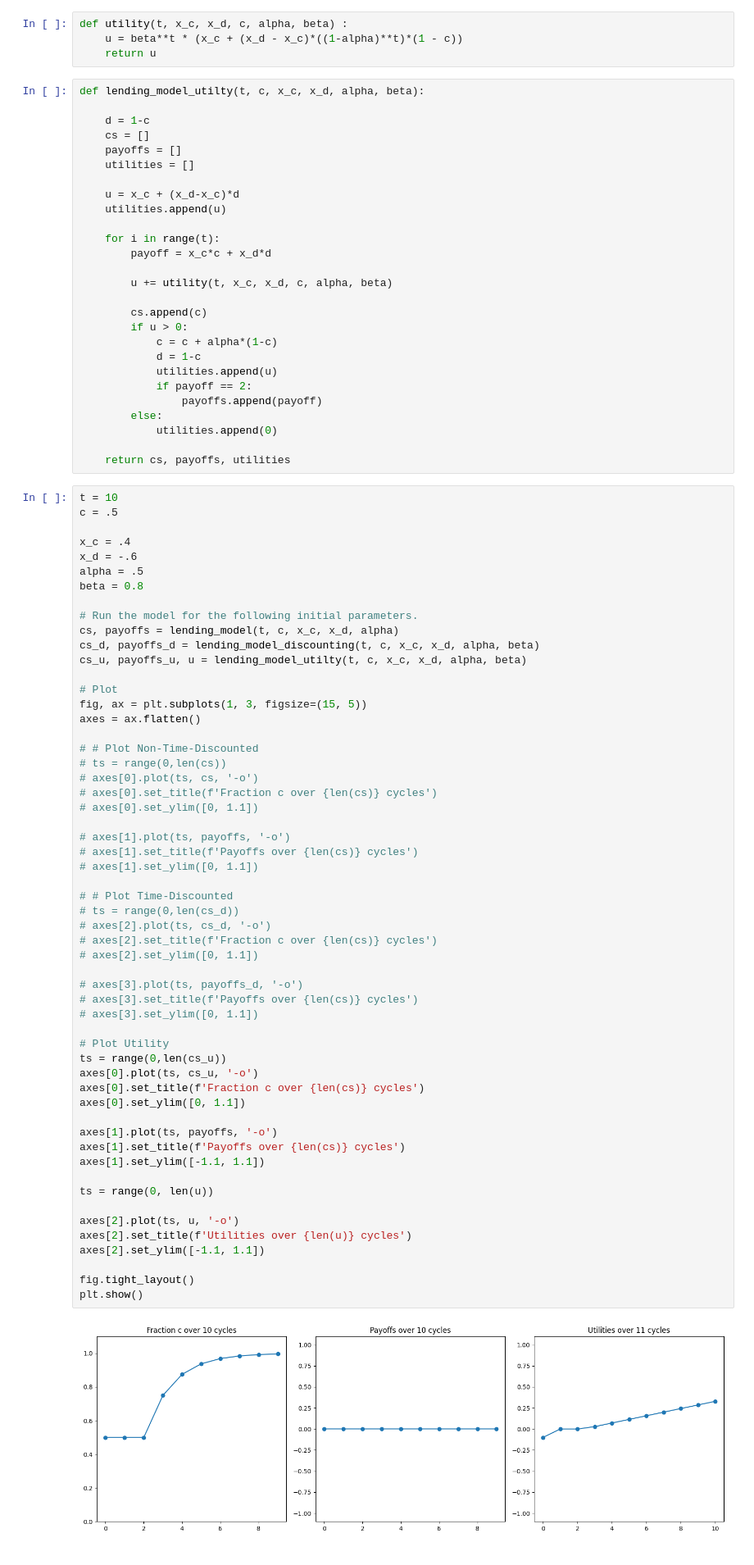
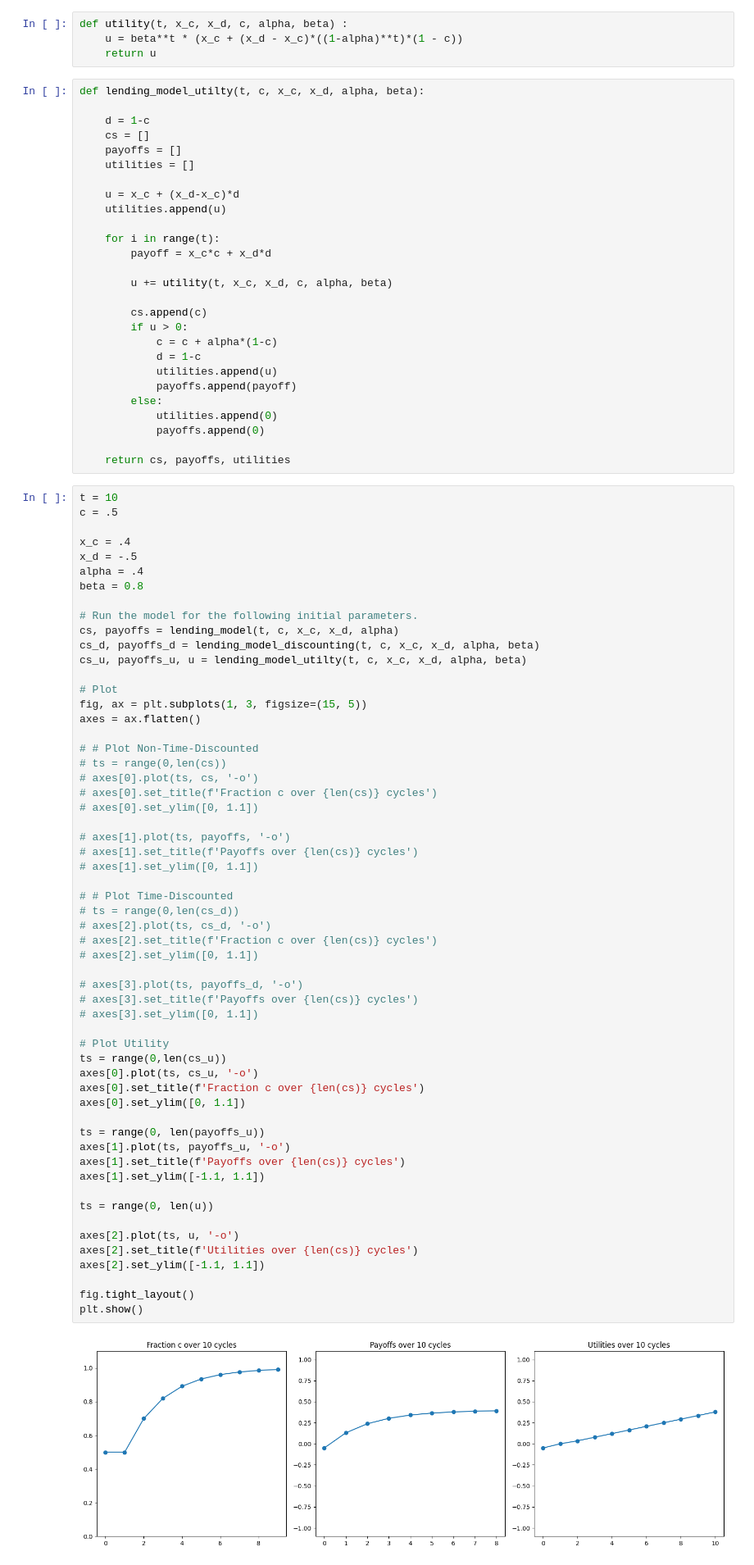
Before and after one commit to bvikram03/LendingModel, a Jupyter notebook: lending-play.ipynb, the cells around one changed output. Shown: that part at 82% size. Cells and saved outputs as stored; diff of their text form.

```diff
--- a/lending-play.ipynb
+++ b/lending-play.ipynb
@@ -217,10 +217,10 @@ def lending_model_utilty(t, c, x_c, x_d, alpha, beta):
             c = c + alpha*(1-c)
             d = 1-c
             utilities.append(u)
-            if payoff == 2:
-                payoffs.append(payoff)
+            payoffs.append(payoff)
         else:
             utilities.append(0)
+            payoffs.append(0)
 
     return cs, payoffs, utilities
 # %%
@@ -228,8 +228,8 @@ t = 10
 c = .5
 
 x_c = .4
-x_d = -.6
-alpha = .5
+x_d = -.5
+alpha = .4
 beta = 0.8
 
 # Run the model for the following initial parameters.
@@ -251,33 +251,34 @@ axes = ax.flatten()
 # axes[1].set_title(f'Payoffs over {len(cs)} cycles')
 # axes[1].set_ylim([0, 1.1])
 
 # # Plot Time-Discounted
 # ts = range(0,len(cs_d))
 # axes[2].plot(ts, cs_d, '-o')
 # axes[2].set_title(f'Fraction c over {len(cs)} cycles')
 # axes[2].set_ylim([0, 1.1])
 
 # axes[3].plot(ts, payoffs_d, '-o')
 # axes[3].set_title(f'Payoffs over {len(cs)} cycles')
 # axes[3].set_ylim([0, 1.1])
 
 # Plot Utility
 ts = range(0,len(cs_u))
 axes[0].plot(ts, cs_u, '-o')
 axes[0].set_title(f'Fraction c over {len(cs)} cycles')
 axes[0].set_ylim([0, 1.1])
 
-axes[1].plot(ts, payoffs, '-o')
+ts = range(0, len(payoffs_u))
+axes[1].plot(ts, payoffs_u, '-o')
 axes[1].set_title(f'Payoffs over {len(cs)} cycles')
 axes[1].set_ylim([-1.1, 1.1])
 
 ts = range(0, len(u))
 
 axes[2].plot(ts, u, '-o')
-axes[2].set_title(f'Utilities over {len(u)} cycles')
+axes[2].set_title(f'Utilities over {len(cs)} cycles')
 axes[2].set_ylim([-1.1, 1.1])
 
 fig.tight_layout()
 plt.show()
 # %% [output]
-[figure, old version]
+[figure, new version]
```
